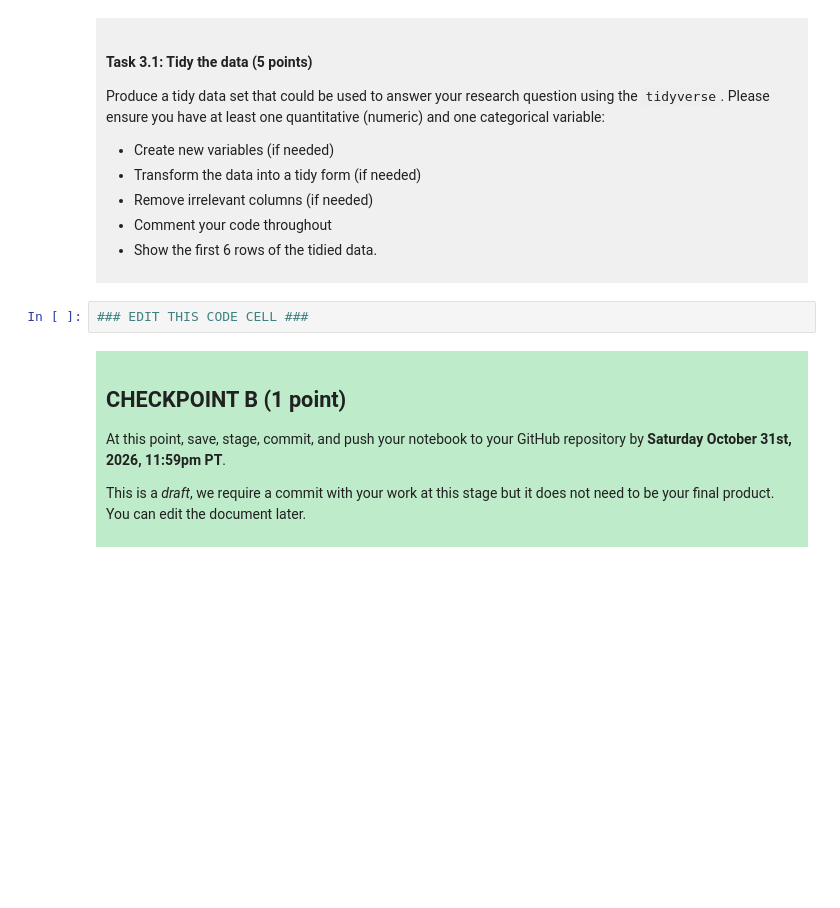
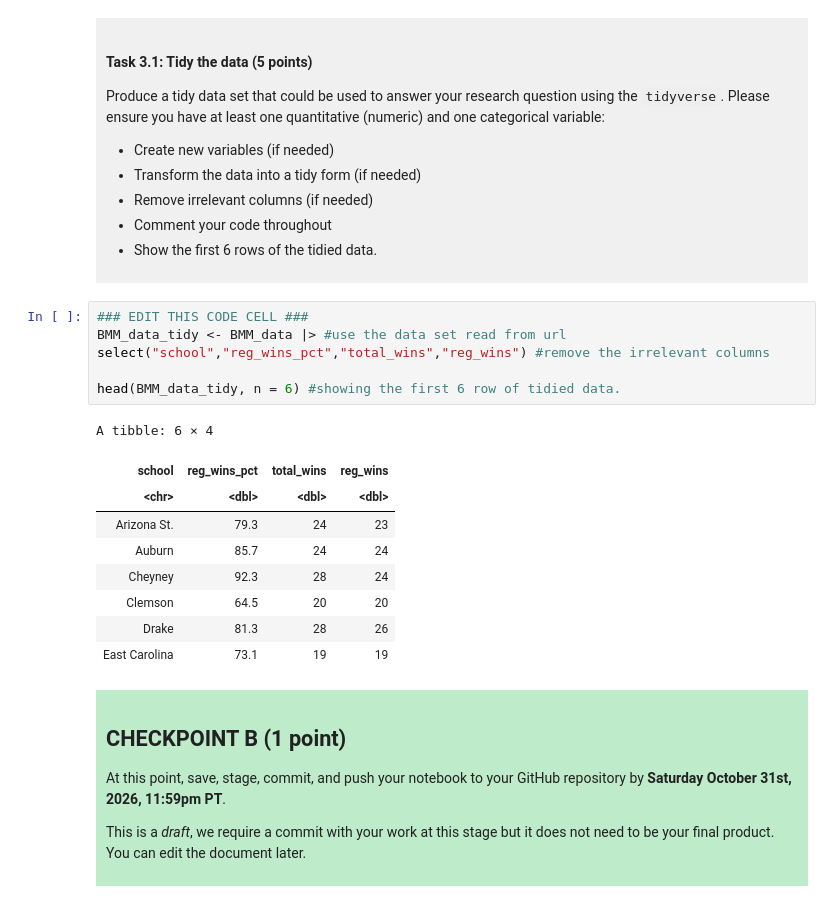
Before and after one commit to zxxxxx544/DSCI-100-Project-Zihao-Liu, a Jupyter notebook: dsci-100-project-notebook.ipynb, the cells around one changed output. Cells and saved outputs as stored; diff of their text form; blank space fills up the shorter version.

Commit message:
task3.1 finished
made the data tidy as well as select the relevant columns and comments the whole process.

```diff
--- a/dsci-100-project-notebook.ipynb
+++ b/dsci-100-project-notebook.ipynb
@@ -213,6 +213,20 @@ Produce a tidy data set that could be used to answer your research question usin
 </div>
 # %%
 ### EDIT THIS CODE CELL ###
+BMM_data_tidy <- BMM_data |> #use the data set read from url
+select("school","reg_wins_pct","total_wins","reg_wins") #remove the irrelevant columns
+
+head(BMM_data_tidy, n = 6) #showing the first 6 row of tidied data.
+# %% [output]
+A tibble: 6 × 4
+| school | reg_wins_pct | total_wins | reg_wins |
+| <chr> | <dbl> | <dbl> | <dbl> |
+| Arizona St. | 79.3 | 24 | 23 |
+| Auburn | 85.7 | 24 | 24 |
+| Cheyney | 92.3 | 28 | 24 |
+| Clemson | 64.5 | 20 | 20 |
+| Drake | 81.3 | 28 | 26 |
+| East Carolina | 73.1 | 19 | 19 |
 # %% [markdown]
 <div style="background-color: #beebca; padding: 10px;">
 
```
